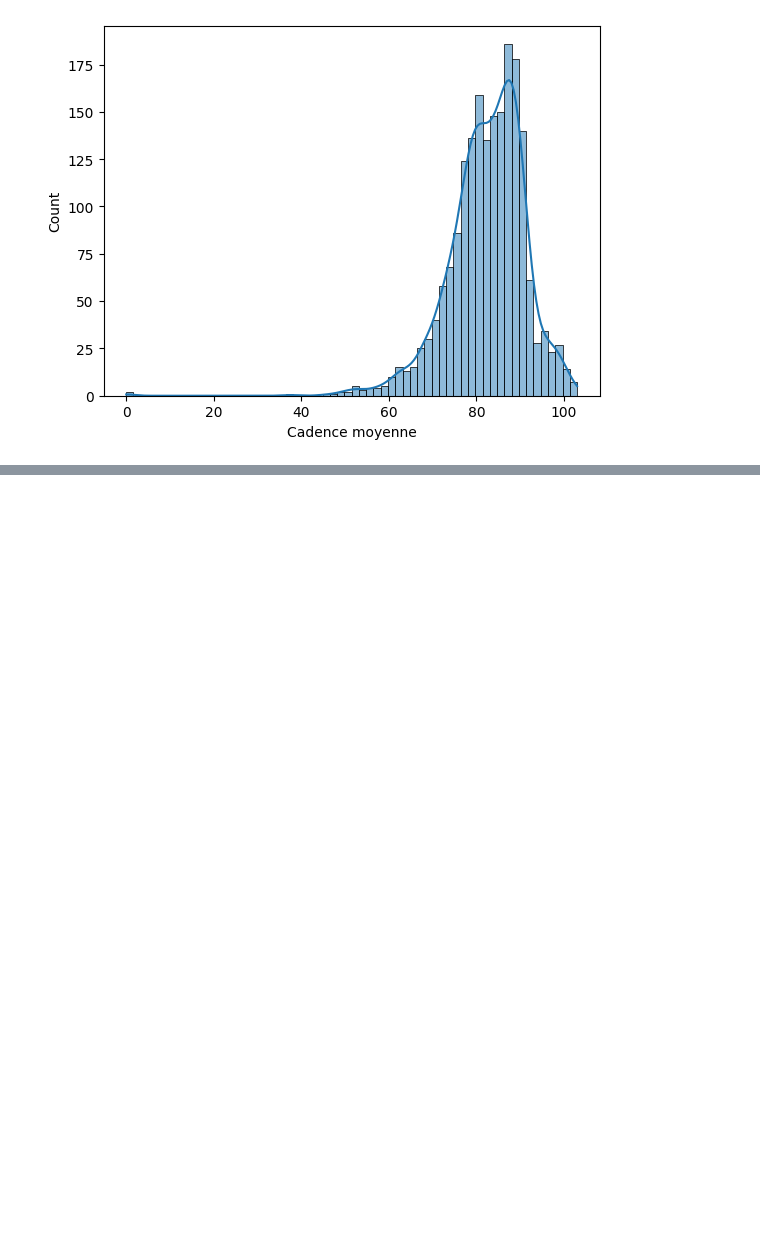
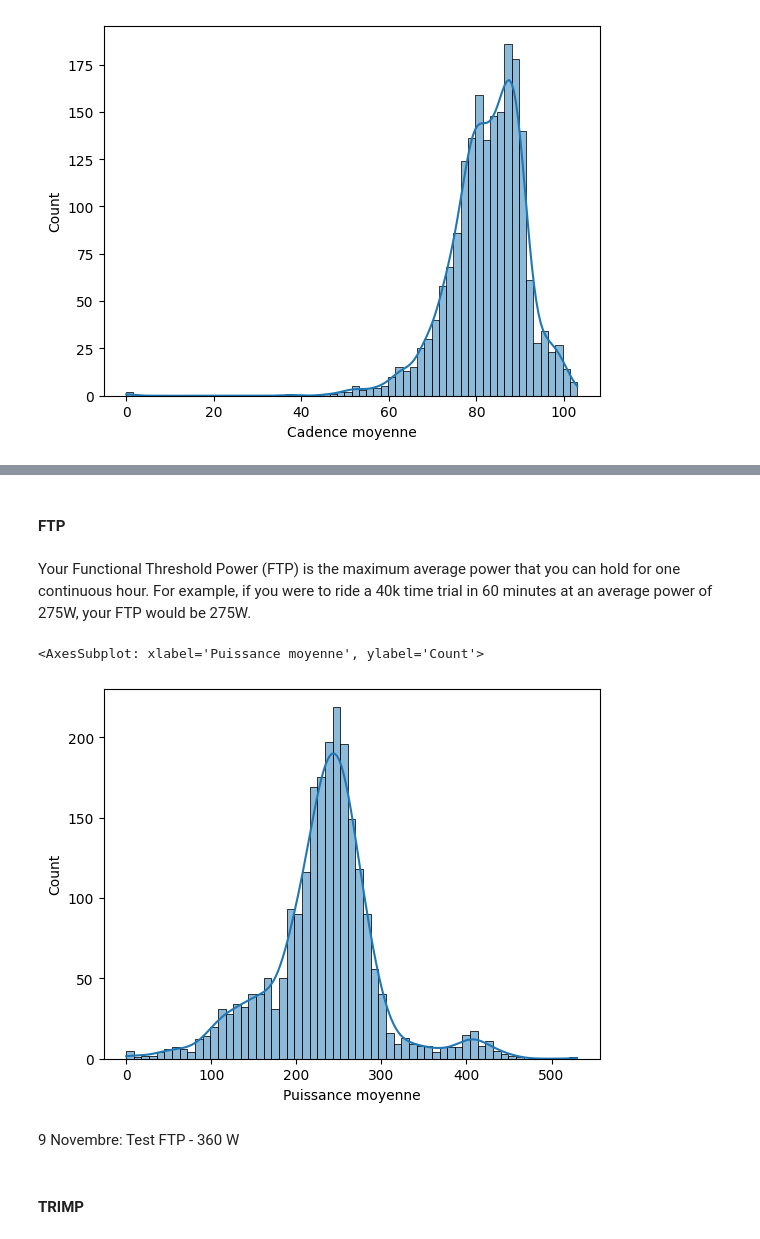
Before and after one commit to chachouswim2/cycling-hour-record, a Jupyter notebook: athlete_profile.ipynb, the cells around one changed output, grey strips where cells are left out. Drawn from its saved outputs; the diff is of its cells as text; code cells hidden in the pictures; blank space fills up the shorter version.

```diff
--- a/athlete_profile.ipynb
+++ b/athlete_profile.ipynb
@@ -66,0 +147,11 @@ sns.histplot(data=data, x='Cadence moyenne', kde=True)
+# %% [markdown]
+#### FTP
+# %% [markdown]
+Your Functional Threshold Power (FTP) is the maximum average power that you can hold for one continuous hour. For example, if you were to ride a 40k time trial in 60 minutes at an average power of 275W, your FTP would be 275W.
+# %%
+sns.histplot(data=data, x='Puissance moyenne', kde=True)
+# %% [output]
+<AxesSubplot: xlabel='Puissance moyenne', ylabel='Count'>
+[figure, added]
+# %% [markdown]
+9 Novembre: Test FTP - 360 W
@@ -66,0 +160,2 @@ sns.histplot(data=data, x='Cadence moyenne', kde=True)
+# %% [markdown]
+#### TRIMP
```
Also changed, not shown: parts of 34 cells of this notebook, 4 other files.
